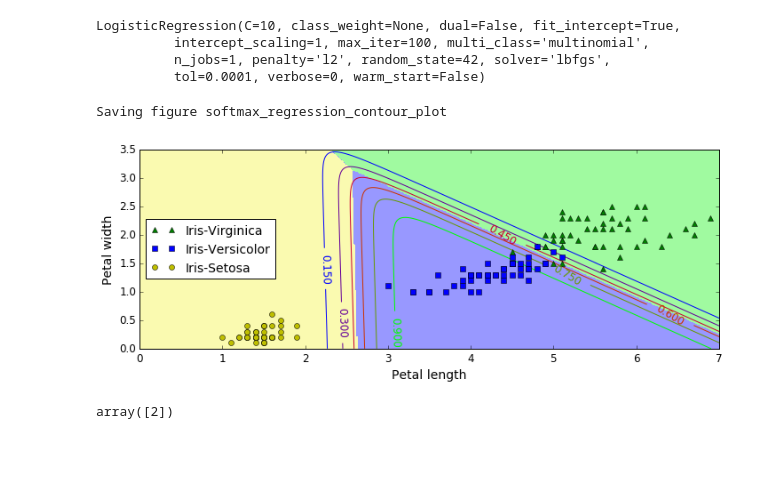
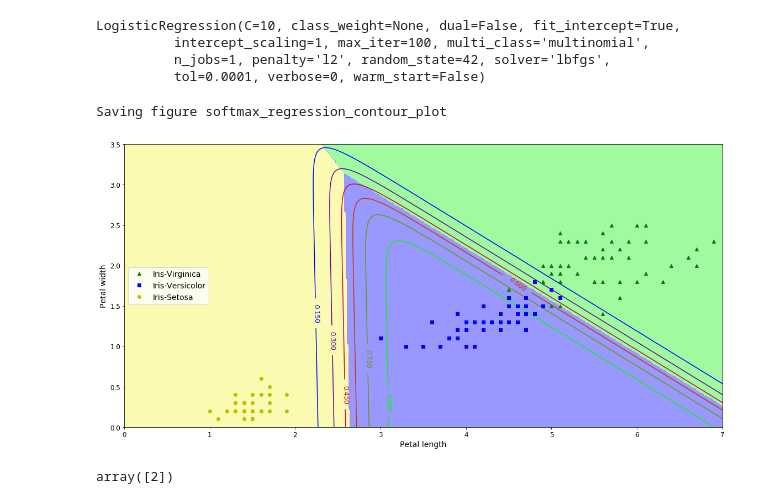
Before and after one commit to ndwadia/handson-ml, a Jupyter notebook: 04_training_linear_models.ipynb, the cells around one changed output. Saved outputs shown, nothing was run; the diff lists cells and outputs as text; code cells hidden in the pictures; blank space fills up the shorter version.

```diff
--- a/04_training_linear_models.ipynb
+++ b/04_training_linear_models.ipynb
@@ -817,35 +822,35 @@ x0, x1 = np.meshgrid(
         np.linspace(0, 8, 500).reshape(-1, 1),
         np.linspace(0, 3.5, 200).reshape(-1, 1),
     )
 X_new = np.c_[x0.ravel(), x1.ravel()]
 
 
 y_proba = softmax_reg.predict_proba(X_new)
 y_predict = softmax_reg.predict(X_new)
 
 zz1 = y_proba[:, 1].reshape(x0.shape)
 zz = y_predict.reshape(x0.shape)
 
-plt.figure(figsize=(10, 4))
+plt.figure(figsize=(16, 8))
 plt.plot(X[y==2, 0], X[y==2, 1], "g^", label="Iris-Virginica")
 plt.plot(X[y==1, 0], X[y==1, 1], "bs", label="Iris-Versicolor")
 plt.plot(X[y==0, 0], X[y==0, 1], "yo", label="Iris-Setosa")
 
 from matplotlib.colors import ListedColormap
 custom_cmap = ListedColormap(['#fafab0','#9898ff','#a0faa0'])
 
 plt.contourf(x0, x1, zz, cmap=custom_cmap, linewidth=5)
 contour = plt.contour(x0, x1, zz1, cmap=plt.cm.brg)
 plt.clabel(contour, inline=1, fontsize=12)
 plt.xlabel("Petal length", fontsize=14)
 plt.ylabel("Petal width", fontsize=14)
 plt.legend(loc="center left", fontsize=14)
 plt.axis([0, 7, 0, 3.5])
 save_fig("softmax_regression_contour_plot")
 plt.show()
 # %% [output]
 Saving figure softmax_regression_contour_plot
-[figure, old version]
+[figure, new version]
 # %%
 softmax_reg.predict([[5, 2]])
 # %% [output]
```
Also changed, not shown: parts of 19 cells of this notebook, 3 other files.
